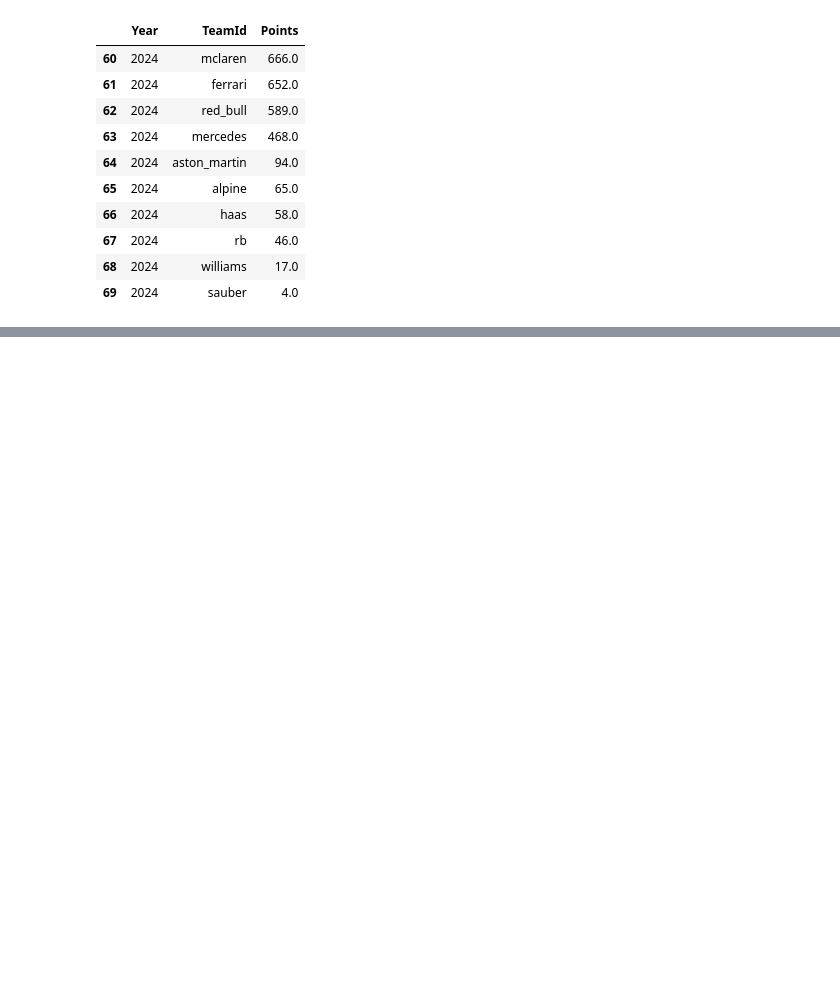
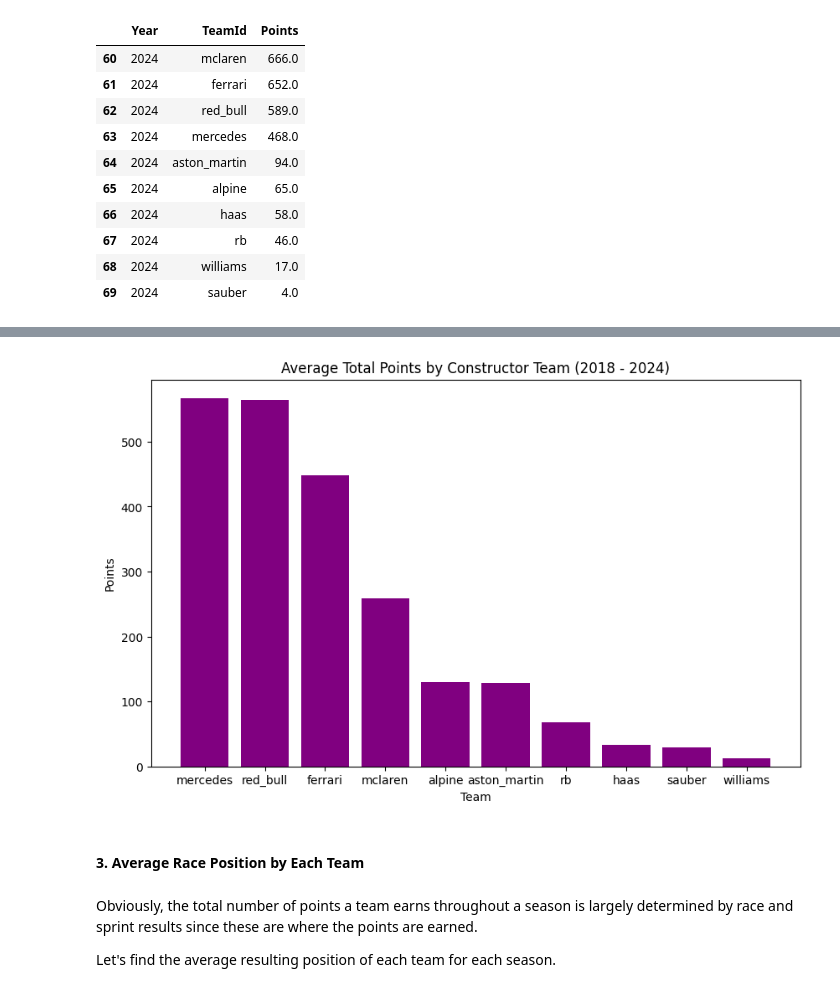
Before and after one commit to xjuliabutlerx/f1-constructors-predictor, a Jupyter notebook: src/notebooks/eda.ipynb, the cells around one changed output, grey strips where cells are left out. Drawn from its saved outputs; the diff is of its cells as text; code cells hidden in the pictures; blank space fills up the shorter version.

```diff
--- a/src/notebooks/eda.ipynb
+++ b/src/notebooks/eda.ipynb
@@ -98,4 +96,5 @@ This final DataFrame shows the 10 teams which is aligned with my knowedge and ar
 The corrections made in the cell above will be part of the data processing phase.
 # %%
 ALL_RACE_DATA_DF = fix_team_data(ALL_RACE_DATA_DF)
+ALL_RACE_DATA_DF = ALL_RACE_DATA_DF.sort_values(by=["Year", "Round", "Position"]).reset_index(drop=True)
 # %% [markdown]
@@ -135,0 +141,4 @@ POINTS_PER_SEASON_BY_TEAM_DF.tail(10)
+# %%
+AVG_TOTAL_POINTS_PER_SEASON_BY_TEAM_DF = POINTS_PER_SEASON_BY_TEAM_DF.groupby(["TeamId"])["Points"].mean().reset_index()
+AVG_TOTAL_POINTS_PER_SEASON_BY_TEAM_DF = AVG_TOTAL_POINTS_PER_SEASON_BY_TEAM_DF.sort_values(by="Points", ascending=False).reset_index(drop=True)
+AVG_TOTAL_POINTS_PER_SEASON_BY_TEAM_DF
@@ -135,0 +161,15 @@ POINTS_PER_SEASON_BY_TEAM_DF.tail(10)
+# %%
+plt.figure(figsize=(10, 6))
+plt.bar(AVG_TOTAL_POINTS_PER_SEASON_BY_TEAM_DF["TeamId"], AVG_TOTAL_POINTS_PER_SEASON_BY_TEAM_DF["Points"], color="purple")
+plt.xlabel("Team")
+plt.ylabel("Points")
+plt.title("Average Total Points by Constructor Team (2018 - 2024)")
+plt.show()
+# %% [output]
+[figure, added]
+# %% [markdown]
+#### 3. Average Race Position by Each Team
+# %% [markdown]
+Obviously, the total number of points a team earns throughout a season is largely determined by race and sprint results since these are where the points are earned.
+
+Let's find the average resulting position of each team for each season.
```
Also changed, not shown: parts of 58 cells of this notebook.
